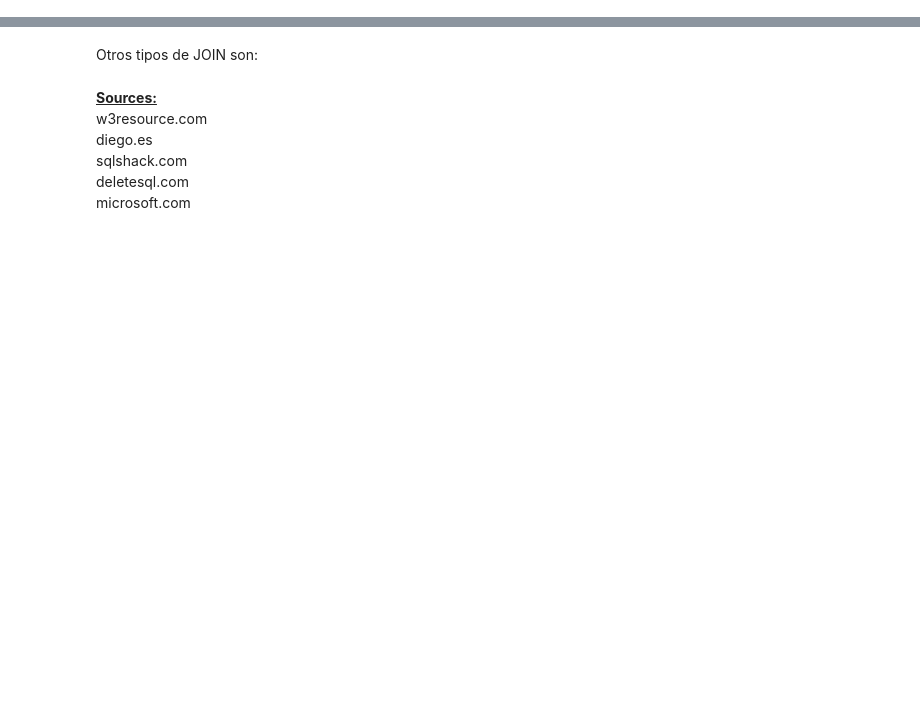
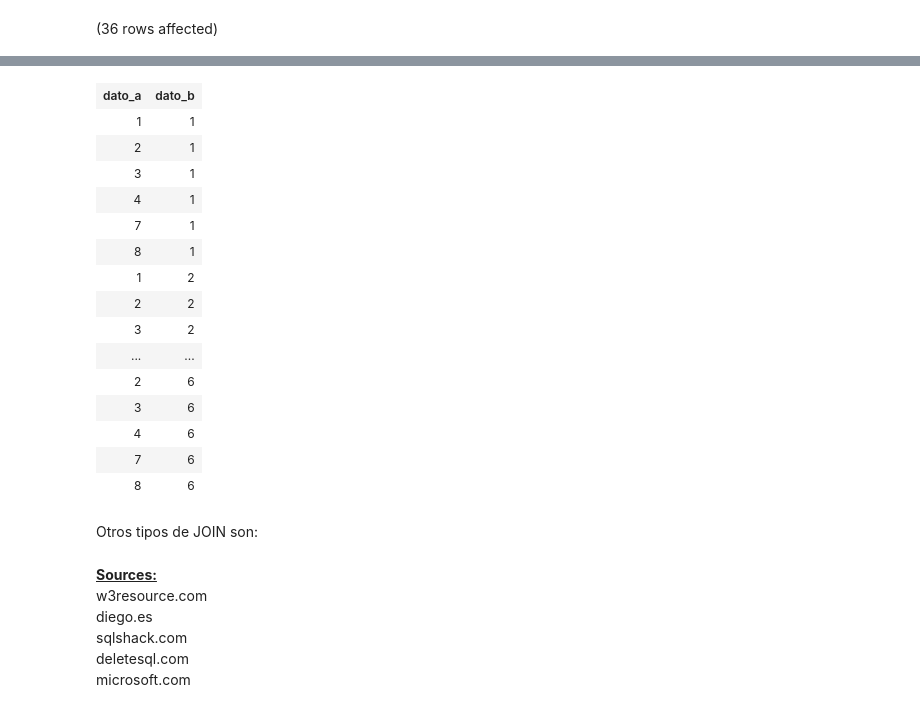
Before and after one commit to faroche/2021_UMG_BD1, a Jupyter notebook: 2021_WE#13_DML.ipynb, the cells around one changed output, grey strips where cells are left out. Drawn from its saved outputs; the diff is of its cells as text; code cells hidden in the pictures; blank space fills up the shorter version.

```diff
--- a/2021_WE#13_DML.ipynb
+++ b/2021_WE#13_DML.ipynb
@@ -198,6 +266,8 @@ Nota: Si la instrucción WHERE es utilizado, el CROSS JOIN funcionará como un I
 `FROM first_table FT CROSS JOIN second_table ST`
 # %%
 --EJEMPLO 1
-USE [master]
+USE [Credit]
 SELECT ta.dato_a, tb.dato_b
 FROM table_a ta CROSS JOIN table_b tb
+# %% [output]
+(36 rows affected)
@@ -204,3 +275,19 @@ FROM table_a ta CROSS JOIN table_b tb
+| dato_a | dato_b |
+| 1 | 1 |
+| 2 | 1 |
+| 3 | 1 |
+| 4 | 1 |
+| 7 | 1 |
+| 8 | 1 |
+| 1 | 2 |
+| 2 | 2 |
+| 3 | 2 |
+| ... | ... |
+| 2 | 6 |
+| 3 | 6 |
+| 4 | 6 |
+| 7 | 6 |
+| 8 | 6 |
 # %% [markdown]
 Otros tipos de JOIN son:
 # %%
```
Also changed, not shown: parts of 7 cells of this notebook.
